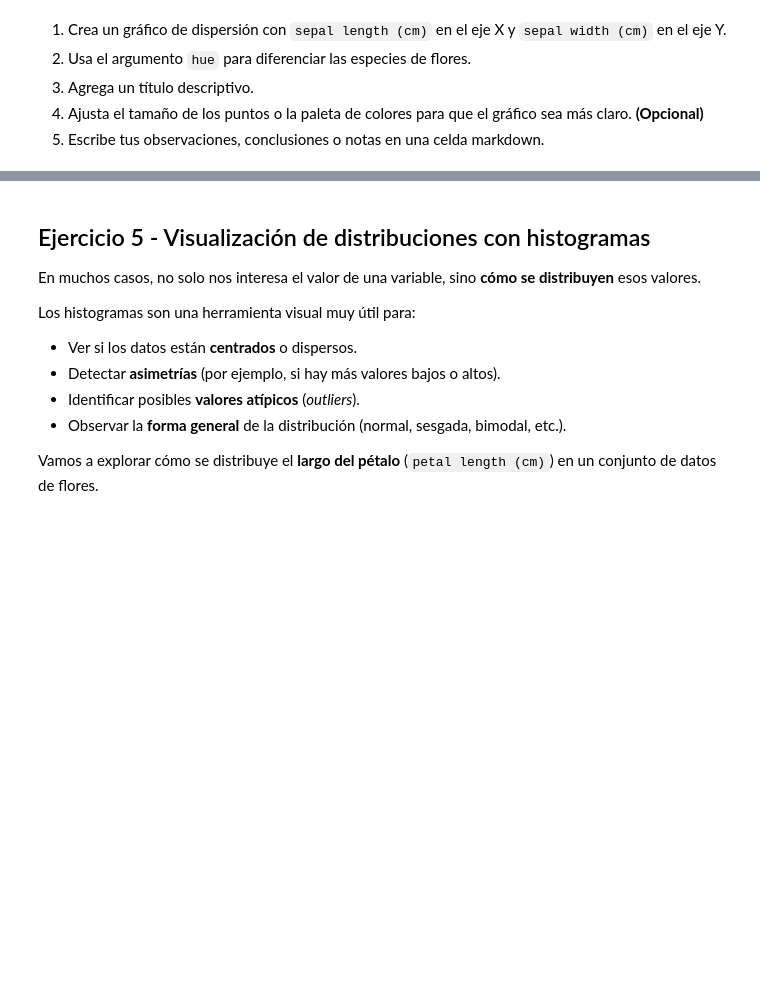
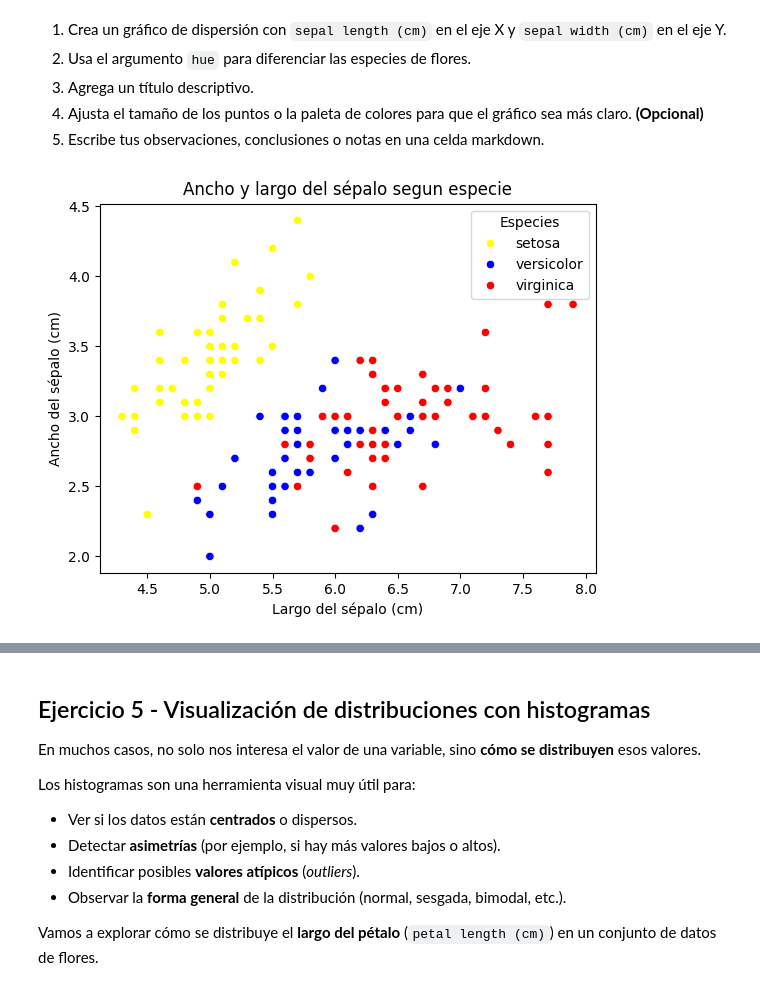
Before and after one commit to 4GeeksAcademy/AnthonnyMal-visualizacion, a Jupyter notebook: notebook/03-project-visualization.ipynb, the cells around one changed output, grey strips where cells are left out. Drawn from its saved outputs; the diff is of its cells as text; code cells hidden in the pictures; blank space fills up the shorter version.

```diff
--- a/notebook/03-project-visualization.ipynb
+++ b/notebook/03-project-visualization.ipynb
@@ -169,7 +183,9 @@ Siendo:
 - la clase 1 una flor iris versicolor y
 - la clase 2 una flor iris virginica.
 # %%
-df_iris['species'] = df_iris['target'].apply(lambda x: ['setosa', 'versicolor', 'virginica'][x])
+df_iris['species'] = df_iris['target'].apply(lambda x: ['setosa',
+                                                        'versicolor',
+                                                        'virginica'][x])
 df_iris.drop('target', axis=1, inplace=True)  # Eliminar la columna target
 df_iris
 # %% [output]
@@ -193,4 +209,14 @@ df_iris
 4. Ajusta el tamaño de los puntos o la paleta de colores para que el gráfico sea más claro. **(Opcional)**
 5. Escribe tus observaciones, conclusiones o notas en una celda markdown.
 # %%
-# Tu código
+colors = ['Yellow','Blue','Red']
+
+sns.scatterplot(x="sepal length (cm)", y="sepal width (cm)",
+                 data=df_iris, hue="species", palette=colors)
+plt.title("Ancho y largo del sépalo segun especie")
+plt.legend(title="Especies")
+plt.xlabel("Largo del sépalo (cm)")
+plt.ylabel("Ancho del sépalo (cm)")
+plt.show()
+# %% [output]
+[figure, added]
```
Also changed, not shown: parts of 11 cells of this notebook.
